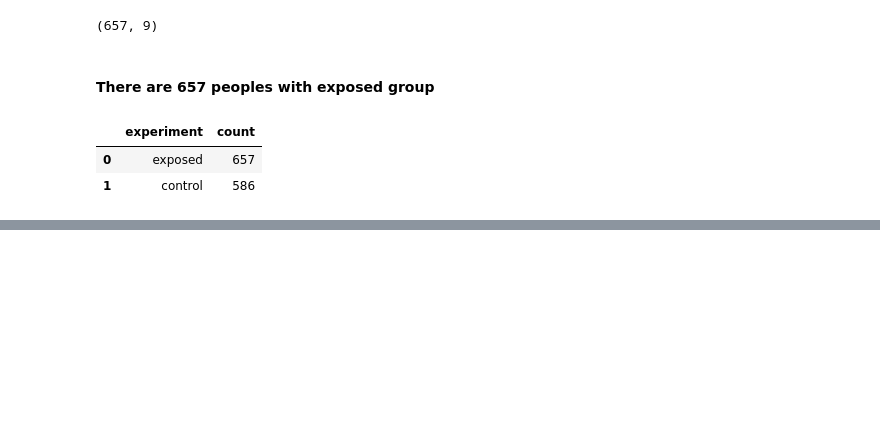
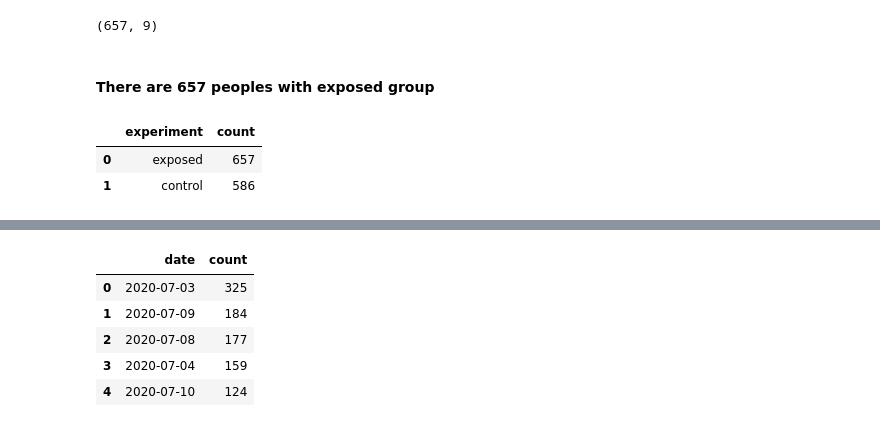
Before and after one commit to toussyn/abtest-mlops, a Jupyter notebook: notebooks/exploratory_data_analysis.ipynb, the cells around one changed output, grey strips where cells are left out. Cells and saved outputs as stored; diff of their text form; code cells hidden in the pictures; blank space fills up the shorter version.

```diff
--- a/notebooks/exploratory_data_analysis.ipynb
+++ b/notebooks/exploratory_data_analysis.ipynb
@@ -221,0 +223,14 @@ NameError: name 'exploration' is not defined
+# %%
+# grouping by date and its count
+date_data = response.groupby(['date']).agg({'date': ['count']})
+date_data.columns = ['count']
+date_data = date_data.sort_values(by='count', ascending=False)
+date_data = date_data.reset_index()
+date_data.head()
+# %% [output]
+|  | date | count |
+| 0 | 2020-07-03 | 325 |
+| 1 | 2020-07-09 | 184 |
+| 2 | 2020-07-08 | 177 |
+| 3 | 2020-07-04 | 159 |
+| 4 | 2020-07-10 | 124 |
```
Also changed, not shown: parts of 6 cells of this notebook.
